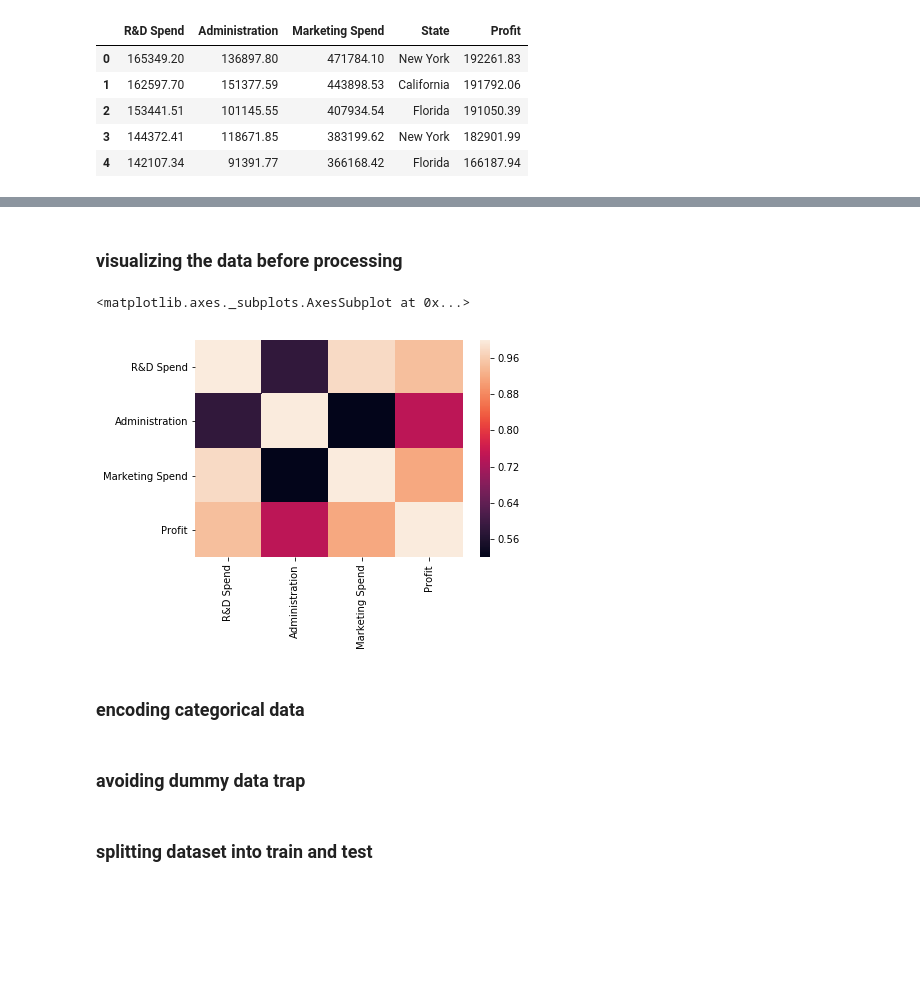
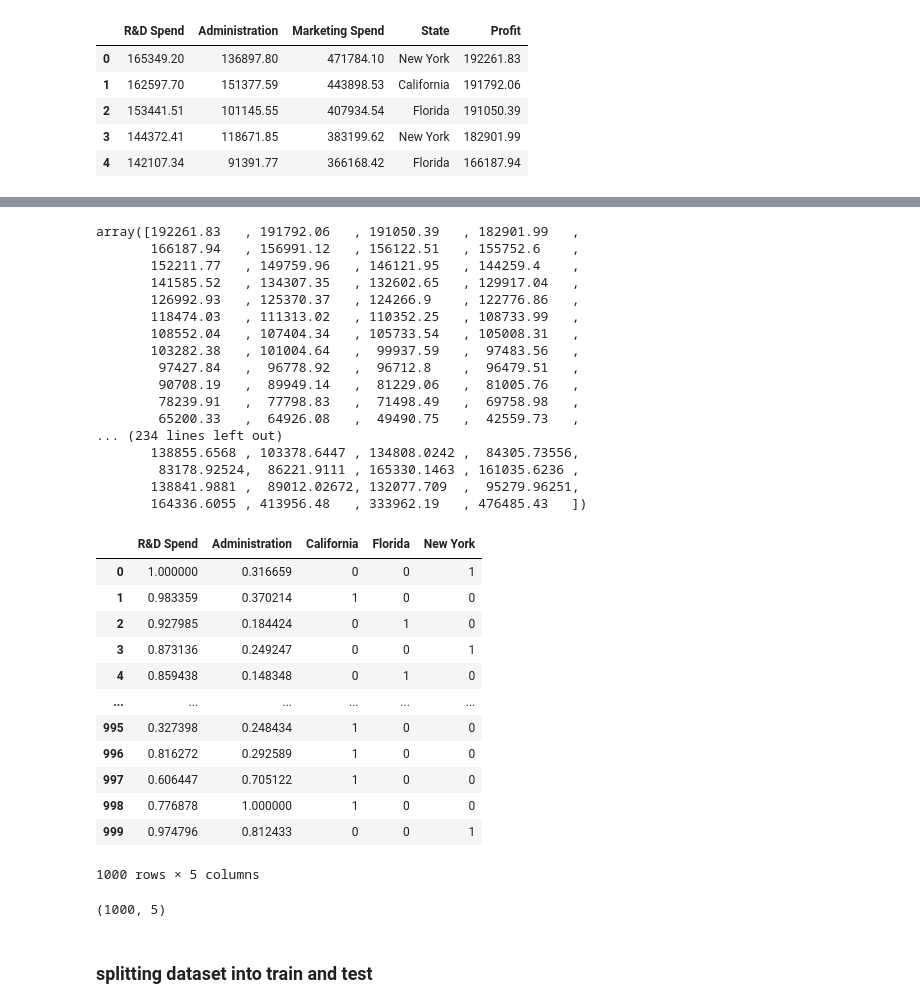
Before and after one commit to boosuro/profit_estimation_of_companies, a Jupyter notebook: profit_estimation_of_companies.ipynb, the cells around one changed output, grey strips where cells are left out. Drawn from its saved outputs; the diff is of its cells as text; code cells hidden in the pictures; blank space fills up the shorter version.

```diff
--- a/profit_estimation_of_companies.ipynb
+++ b/profit_estimation_of_companies.ipynb
@@ -23,0 +92,4 @@ companies.head()
+# %%
+from sklearn.preprocessing import MinMaxScaler
+scale=MinMaxScaler()
+companies[['R&D Spend','Administration']]=scale.fit_transform(companies[['R&D Spend','Administration']])
@@ -24,13 +98,21 @@ companies.head()
 # %%
-X = companies.iloc[:,:-1].values
-y = companies.iloc[:,4].values
+y=companies.iloc[:,2].values
+y
+# %% [output]
+array([192261.83   , 191792.06   , 191050.39   , 182901.99   ,
+       166187.94   , 156991.12   , 156122.51   , 155752.6    ,
+       152211.77   , 149759.96   , 146121.95   , 144259.4    ,
+       141585.52   , 134307.35   , 132602.65   , 129917.04   ,
+       126992.93   , 125370.37   , 124266.9    , 122776.86   ,
+       118474.03   , 111313.02   , 110352.25   , 108733.99   ,
+       108552.04   , 107404.34   , 105733.54   , 105008.31   ,
+       103282.38   , 101004.64   ,  99937.59   ,  97483.56   ,
+        97427.84   ,  96778.92   ,  96712.8    ,  96479.51   ,
+        90708.19   ,  89949.14   ,  81229.06   ,  81005.76   ,
+        78239.91   ,  77798.83   ,  71498.49   ,  69758.98   ,
+        65200.33   ,  64926.08   ,  49490.75   ,  42559.73   ,
+... (234 lines left out)
+       138855.6568 , 103378.6447 , 134808.0242 ,  84305.73556,
+        83178.92524,  86221.9111 , 165330.1463 , 161035.6236 ,
+       138841.9881 ,  89012.02672, 132077.709  ,  95279.96251,
+       164336.6055 , 413956.48   , 333962.19   , 476485.43   ])
-# %% [markdown]
-### visualizing the data before processing
-# %%
-sns.heatmap(companies.corr())
-# %% [output]
-<matplotlib.axes._subplots.AxesSubplot at 0x...>
-[figure, removed]
-# %% [markdown]
-
-### encoding categorical data
@@ -44,2 +118,0 @@ X = onehotencoder.fit_transform(X).toarray()
-# %% [markdown]
-### avoiding dummy data trap
@@ -48,3 +119,25 @@ X = X[:,1:]
+# %%
+companies.drop(['Profit'],axis=1,inplace=True)
+companies
+# %% [output]
+|  | R&D Spend | Administration | California | Florida | New York |
+| 0 | 1.000000 | 0.316659 | 0 | 0 | 1 |
+| 1 | 0.983359 | 0.370214 | 1 | 0 | 0 |
+| 2 | 0.927985 | 0.184424 | 0 | 1 | 0 |
+| 3 | 0.873136 | 0.249247 | 0 | 0 | 1 |
+| 4 | 0.859438 | 0.148348 | 0 | 1 | 0 |
+| ... | ... | ... | ... | ... | ... |
+| 995 | 0.327398 | 0.248434 | 1 | 0 | 0 |
+| 996 | 0.816272 | 0.292589 | 1 | 0 | 0 |
+| 997 | 0.606447 | 0.705122 | 1 | 0 | 0 |
+| 998 | 0.776878 | 1.000000 | 1 | 0 | 0 |
+| 999 | 0.974796 | 0.812433 | 0 | 0 | 1 |
+1000 rows × 5 columns
+# %%
+X=companies.iloc[:,:].values
+X.shape
+# %% [output]
+(1000, 5)
 # %% [markdown]
 ### splitting dataset into train and test
 # %%
```
Also changed, not shown: parts of 20 cells of this notebook.
